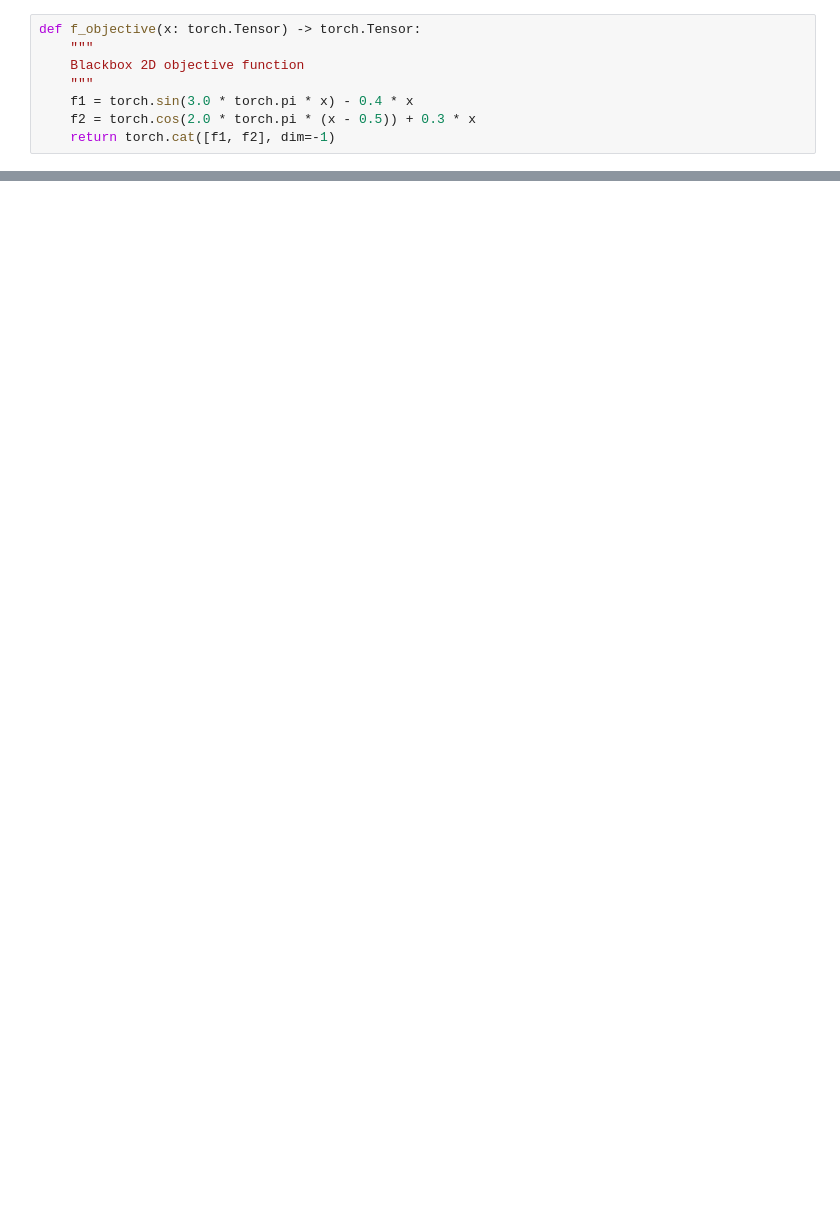
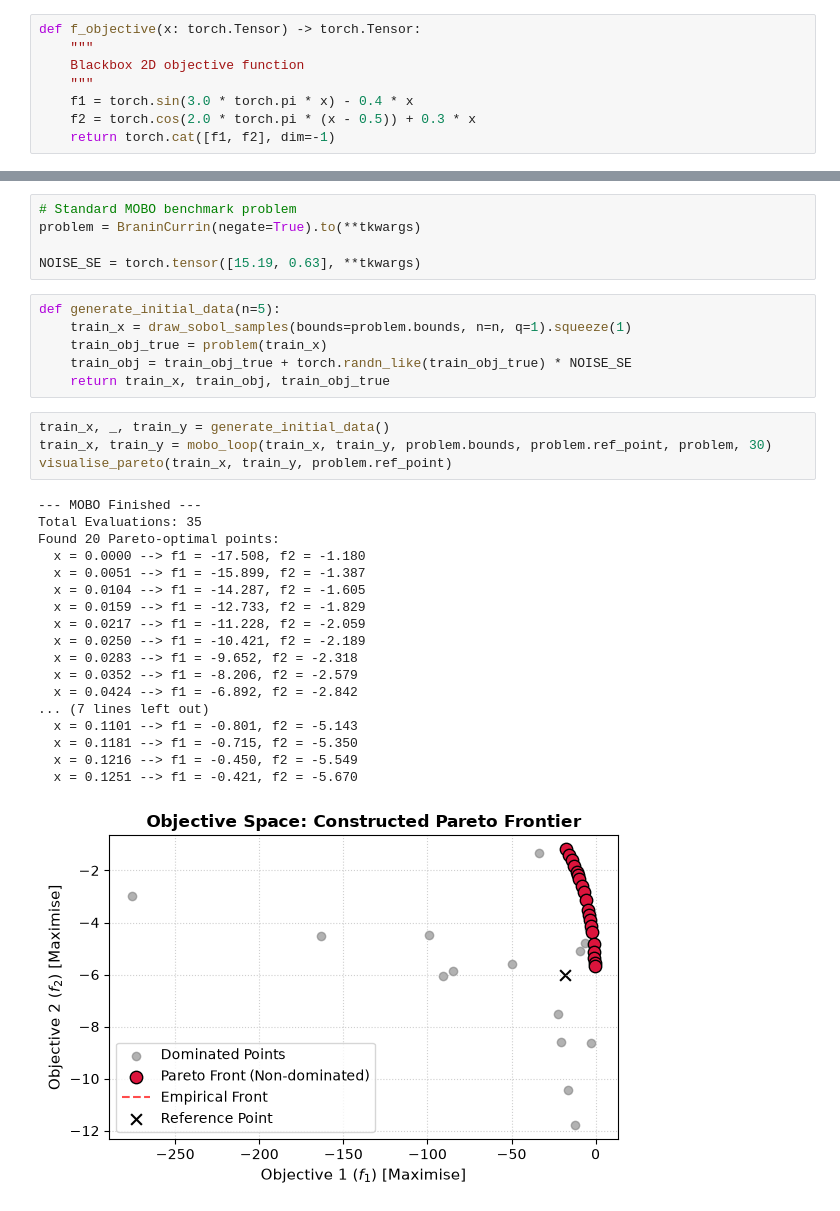
Before and after one commit to Czqyy/mobo-cloud, a Jupyter notebook: mobo/mock.ipynb, the cells around one changed output, grey strips where cells are left out. Cells and saved outputs as stored; diff of their text form; blank space fills up the shorter version.

```diff
--- a/mobo/mock.ipynb
+++ b/mobo/mock.ipynb
@@ -167,0 +173,34 @@ Found 9 Pareto-optimal points:
+# %%
+# Standard MOBO benchmark problem
+problem = BraninCurrin(negate=True).to(**tkwargs)
+
+NOISE_SE = torch.tensor([15.19, 0.63], **tkwargs)
+# %%
+def generate_initial_data(n=5):
+    train_x = draw_sobol_samples(bounds=problem.bounds, n=n, q=1).squeeze(1)
+    train_obj_true = problem(train_x)
+    train_obj = train_obj_true + torch.randn_like(train_obj_true) * NOISE_SE
+    return train_x, train_obj, train_obj_true
+# %%
+train_x, _, train_y = generate_initial_data()
+train_x, train_y = mobo_loop(train_x, train_y, problem.bounds, problem.ref_point, problem, 30)
+visualise_pareto(train_x, train_y, problem.ref_point)
+# %% [output]
+--- MOBO Finished ---
+Total Evaluations: 35
+Found 20 Pareto-optimal points:
+  x = 0.0000 --> f1 = -17.508, f2 = -1.180
+  x = 0.0051 --> f1 = -15.899, f2 = -1.387
+  x = 0.0104 --> f1 = -14.287, f2 = -1.605
+  x = 0.0159 --> f1 = -12.733, f2 = -1.829
+  x = 0.0217 --> f1 = -11.228, f2 = -2.059
+  x = 0.0250 --> f1 = -10.421, f2 = -2.189
+  x = 0.0283 --> f1 = -9.652, f2 = -2.318
+  x = 0.0352 --> f1 = -8.206, f2 = -2.579
+  x = 0.0424 --> f1 = -6.892, f2 = -2.842
+... (7 lines left out)
+  x = 0.1101 --> f1 = -0.801, f2 = -5.143
+  x = 0.1181 --> f1 = -0.715, f2 = -5.350
+  x = 0.1216 --> f1 = -0.450, f2 = -5.549
+  x = 0.1251 --> f1 = -0.421, f2 = -5.670
+[figure, added]
```
Also changed, not shown: parts of 6 cells of this notebook.
